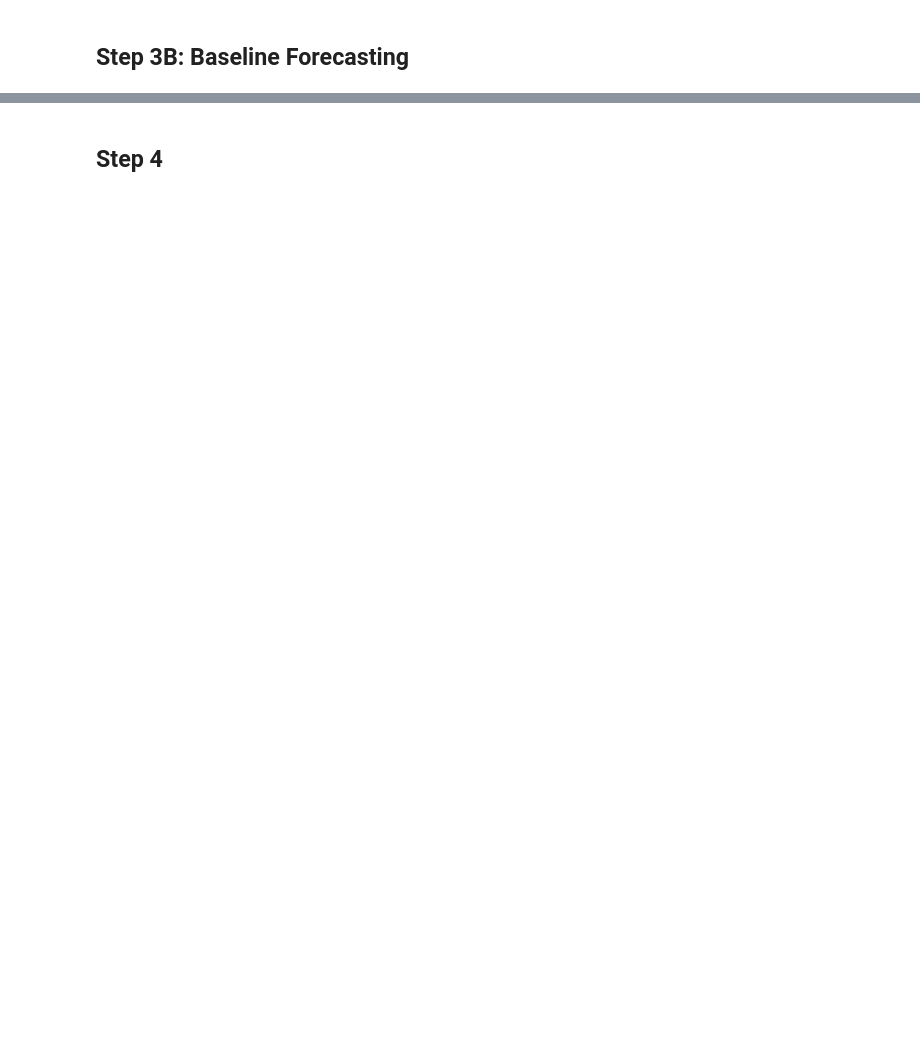
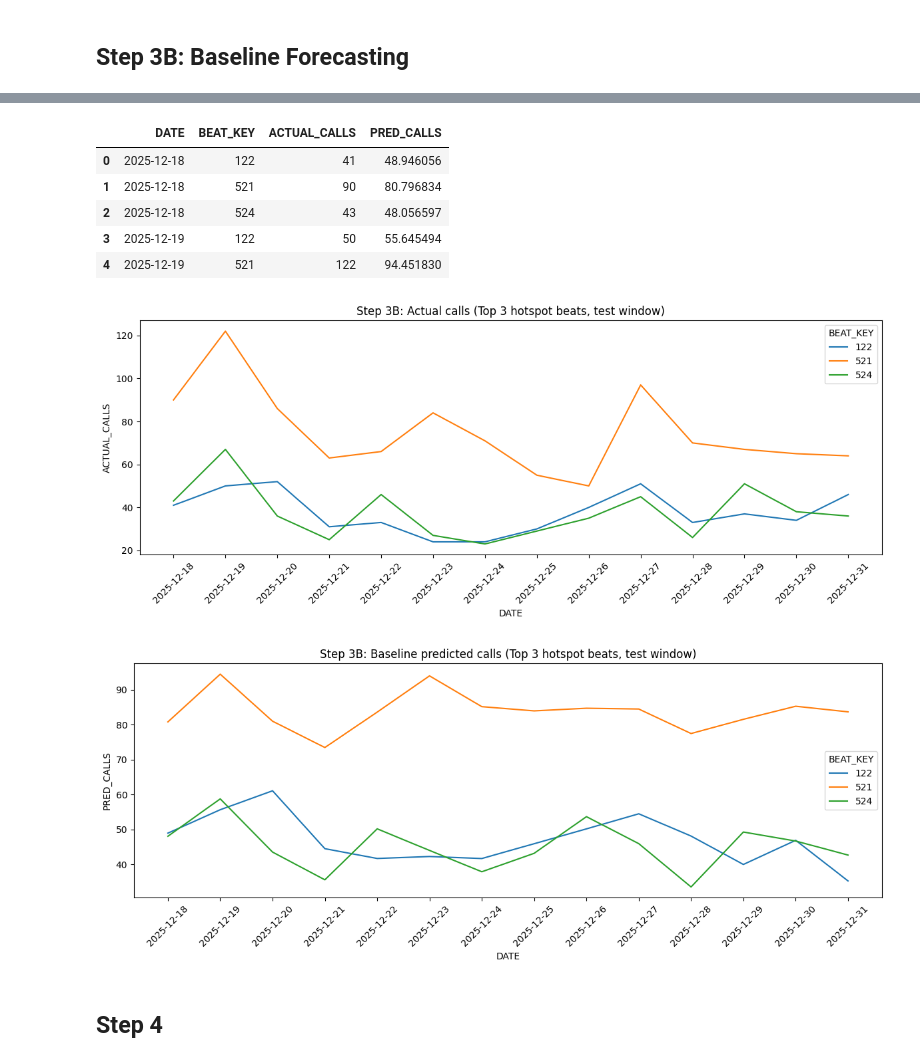
Before and after one commit to BJKin/Analytics-Driven-Resource-Deployment-for-San-Diego-Emergency-Services, a Jupyter notebook: data_pipeline_with_high-level_category_full.ipynb, the cells around one changed output, grey strips where cells are left out. Cells and saved outputs as stored; diff of their text form; code cells hidden in the pictures; blank space fills up the shorter version.

```diff
--- a/data_pipeline_with_high-level_category_full.ipynb
+++ b/data_pipeline_with_high-level_category_full.ipynb
@@ -613,20 +689,31 @@ pd.DataFrame([metrics]).to_csv(os.path.join(OUT_DIR, "step3_forecast_metrics.csv
 # %%
 top_beats = list(beat_counts.head(3).index)
 viz = pred_df[pred_df['BEAT_KEY'].isin(top_beats)].copy()
 viz_agg = viz.groupby(['DATE','BEAT_KEY'])[['ACTUAL_CALLS','PRED_CALLS']].sum().reset_index()
+display(viz_agg.head())
+
 plt.figure(figsize=(12,5))
 sns.lineplot(data=viz_agg, x='DATE', y='ACTUAL_CALLS', hue='BEAT_KEY', legend=True)
 plt.xticks(rotation=45)
 plt.title('Step 3B: Actual calls (Top 3 hotspot beats, test window)')
 plt.tight_layout()
 plt.show()
 
 plt.figure(figsize=(12,5))
 sns.lineplot(data=viz_agg, x='DATE', y='PRED_CALLS', hue='BEAT_KEY', legend=True)
 plt.xticks(rotation=45)
 plt.title('Step 3B: Baseline predicted calls (Top 3 hotspot beats, test window)')
 plt.tight_layout()
 plt.show()
+# %% [output]
+|  | DATE | BEAT_KEY | ACTUAL_CALLS | PRED_CALLS |
+| 0 | 2025-12-18 | 122 | 41 | 48.946056 |
+| 1 | 2025-12-18 | 521 | 90 | 80.796834 |
+| 2 | 2025-12-18 | 524 | 43 | 48.056597 |
+| 3 | 2025-12-19 | 122 | 50 | 55.645494 |
+| 4 | 2025-12-19 | 521 | 122 | 94.451830 |
+[figure, added]
+[figure, added]
 # %% [markdown]
 ## Step 4
 # %%
```
Also changed, not shown: parts of 17 cells of this notebook, 9 other files.
